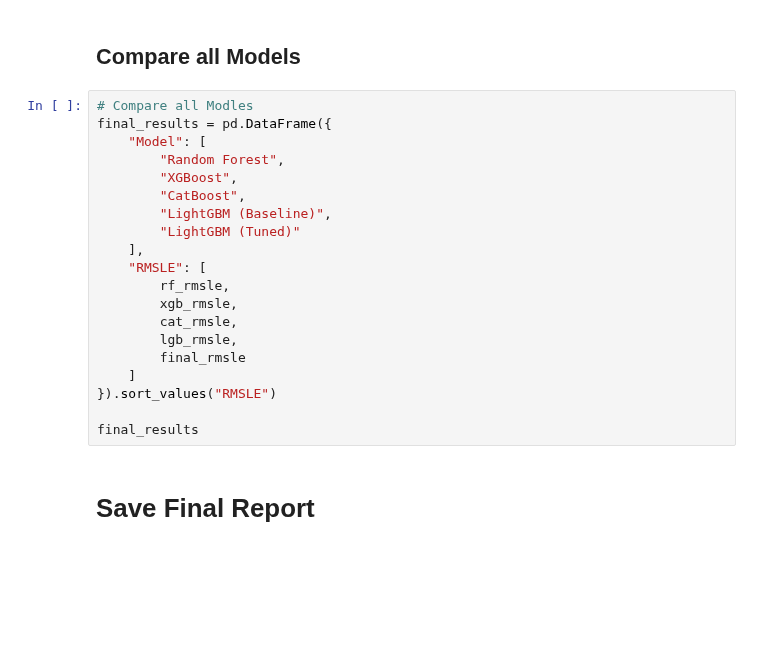
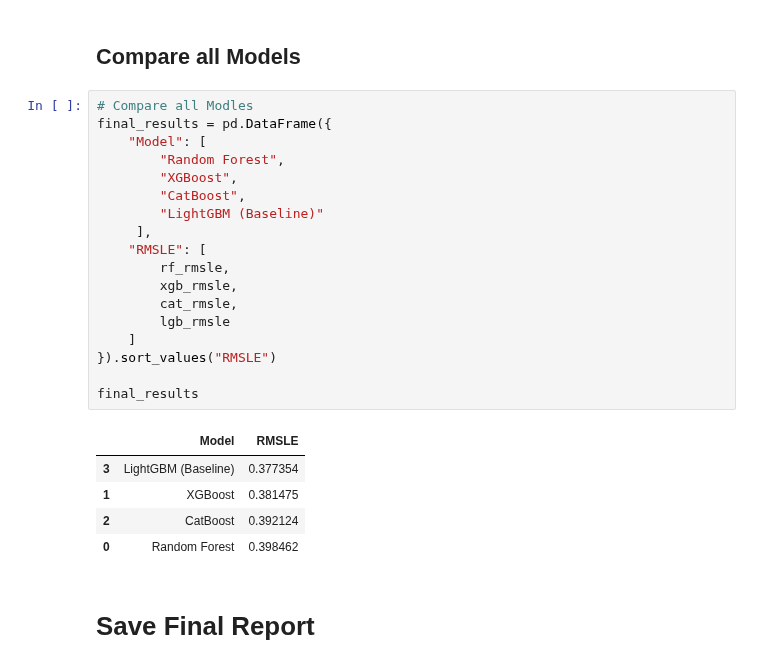
Before and after one commit to sabin74/Enterprise-Intelligent-Demand-Forecasting-Decision-Optimization-Platform, a Jupyter notebook: notebooks/05_ml_models.ipynb, the cells around one changed output. Saved outputs shown, nothing was run; the diff lists cells and outputs as text; blank space fills up the shorter version.

```diff
--- a/notebooks/05_ml_models.ipynb
+++ b/notebooks/05_ml_models.ipynb
@@ -510,23 +606,27 @@ final_lgb_model.save_model("models/tuned_lightgbm.txt")
 # %%
 # Compare all Modles
 final_results = pd.DataFrame({
     "Model": [
         "Random Forest",
         "XGBoost",
         "CatBoost",
-        "LightGBM (Baseline)",
-        "LightGBM (Tuned)"
-    ],
+        "LightGBM (Baseline)"
+     ],
     "RMSLE": [
         rf_rmsle,
         xgb_rmsle,
         cat_rmsle,
-        lgb_rmsle,
-        final_rmsle
+        lgb_rmsle
     ]
 }).sort_values("RMSLE")
 
 final_results
+# %% [output]
+|  | Model | RMSLE |
+| 3 | LightGBM (Baseline) | 0.377354 |
+| 1 | XGBoost | 0.381475 |
+| 2 | CatBoost | 0.392124 |
+| 0 | Random Forest | 0.398462 |
 # %% [markdown]
 # Save Final Report
 # %%
```
Also changed, not shown: parts of 22 cells of this notebook.
